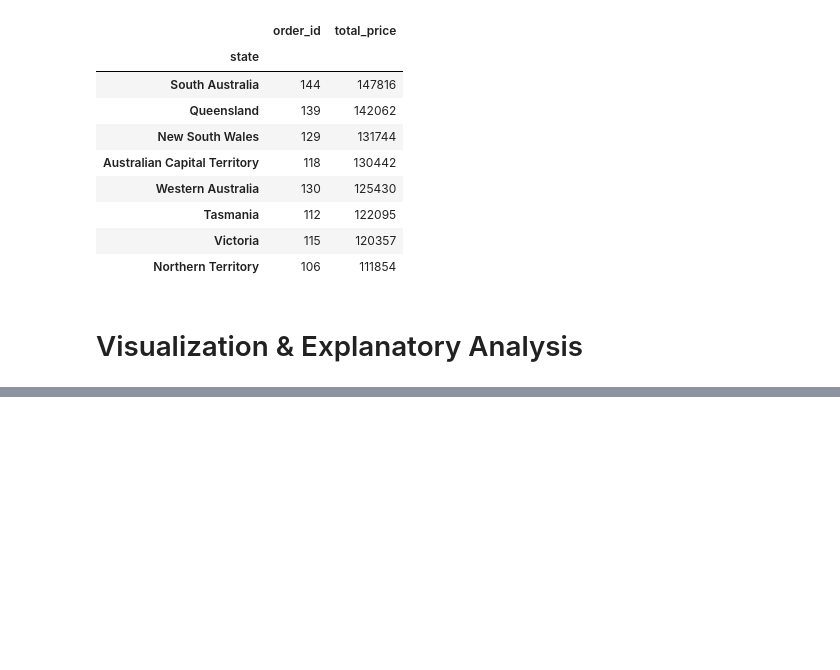
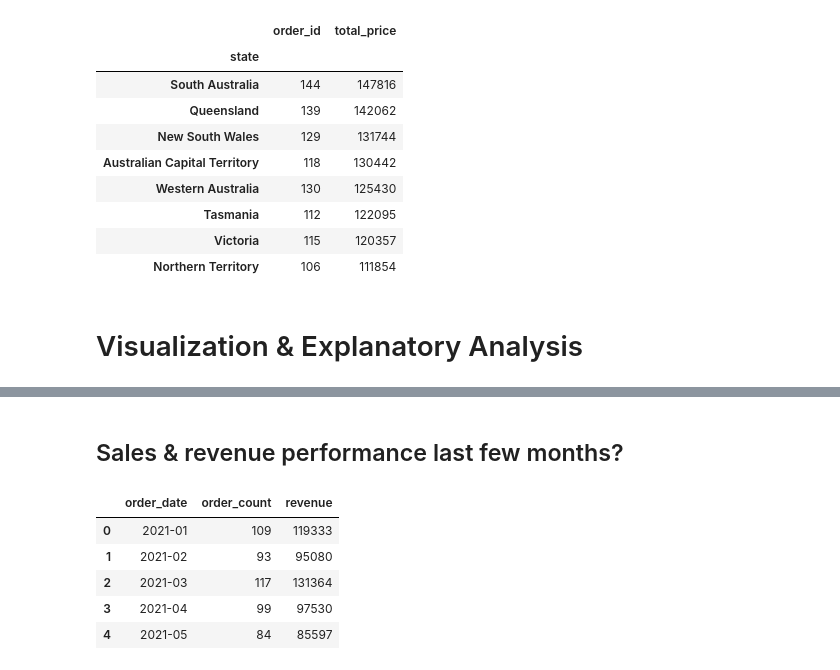
Before and after one commit to mdchrysan/shopping-analysis, a Jupyter notebook: shoppingcart_practice.ipynb, the cells around one changed output, grey strips where cells are left out. Cells and saved outputs as stored; diff of their text form; code cells hidden in the pictures; blank space fills up the shorter version.

```diff
--- a/shoppingcart_practice.ipynb
+++ b/shoppingcart_practice.ipynb
@@ -828 +828,22 @@ all_df.sample(5)
 5 rows × 27 columns
+# %% [markdown]
+## Sales & revenue performance last few months?
+# %%
+monthly_orders_df = all_df.resample(rule='M', on='order_date').agg({
+    "order_id": "nunique",
+    "total_price": "sum"
+})
+monthly_orders_df.index = monthly_orders_df.index.strftime('%Y-%m')
+monthly_orders_df = monthly_orders_df.reset_index()
+monthly_orders_df.rename(columns={
+    "order_id": "order_count",
+    "total_price": "revenue"
+}, inplace=True)
+monthly_orders_df.head()
+# %% [output]
+|  | order_date | order_count | revenue |
+| 0 | 2021-01 | 109 | 119333 |
+| 1 | 2021-02 | 93 | 95080 |
+| 2 | 2021-03 | 117 | 131364 |
+| 3 | 2021-04 | 99 | 97530 |
+| 4 | 2021-05 | 84 | 85597 |
```
Also changed, not shown: parts of 2 cells of this notebook.
